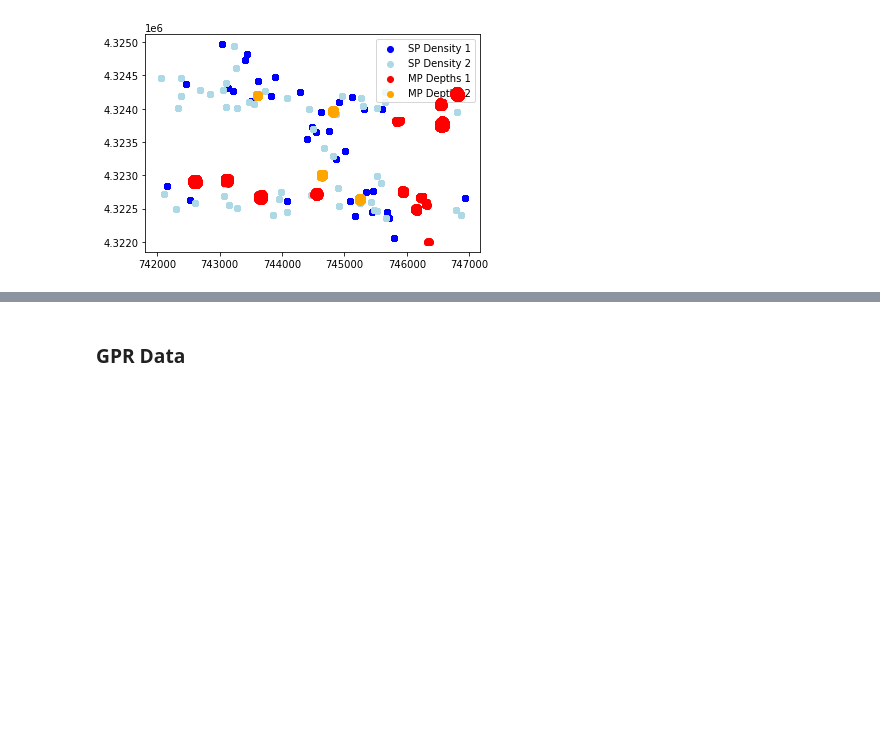
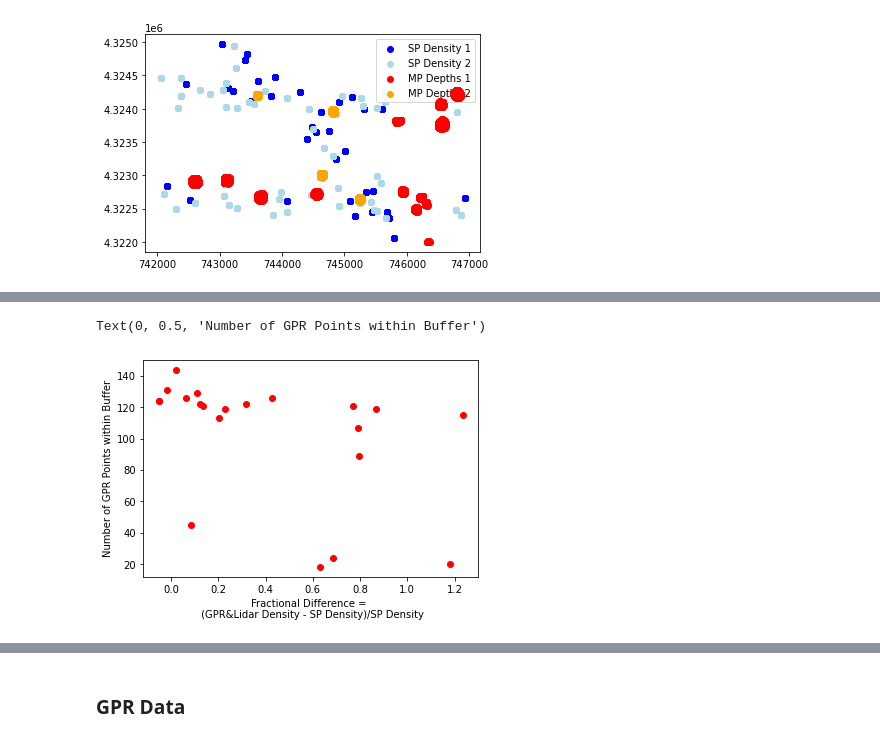
Before and after one commit to snowex-hackweek/coldfusion, a Jupyter notebook: contributors/megan-verf/Combined_Plots_new.ipynb, the cells around one changed output, grey strips where cells are left out. Drawn from its saved outputs; the diff is of its cells as text; code cells hidden in the pictures; blank space fills up the shorter version.

```diff
--- a/contributors/megan-verf/Combined_Plots_new.ipynb
+++ b/contributors/megan-verf/Combined_Plots_new.ipynb
@@ -309,0 +406,27 @@ plt.legend(loc = 'upper right')
+# %%
+GPR = pd.read_csv('GPRLiDAR1.csv')
+GPR.head()
+gdf = gpd.GeoDataFrame(GPR)
+SP_Subset=avgrho_sp1
+
+points = np.array((gdf["ASO_X"],gdf["ASO_Y"]))
+points = points.transpose()
+point_tree = spatial.cKDTree(points)
+#print(point_tree)
+buffer = 25 ## 25 meters
+SP_pt = np.array((SP_Subset['easting'],SP_Subset['northing']))
+SP_pt = SP_pt.transpose()
+SP_Subset["GPR_Density_Averaged"] = np.nan
+SP_Subset["GPR_Density_NumPoints"] = np.nan
+
+for i in range(len(SP_Subset)-2):
+    SP_pt_temp = [SP_pt[i,0], SP_pt[i,1]]
+    out = point_tree.query_ball_point(SP_pt_temp, 25)
+    SP_Subset.loc[SP_Subset.index[i], 'GPR_Density_Averaged'] = gdf.iloc[out]['dens'].mean()
+    SP_Subset.loc[SP_Subset.index[i], 'GPR_Density_NumPoints'] = gdf.iloc[out]['dens'].count()
+print(SP_Subset.head())
+SP_Subset1 = SP_Subset.rename(columns = {'value':'SP_Density'})
+
+# Print to CSV
+# SP_Subset.to_csv('sp_gpr_lidar_1.csv')
+print('success')
@@ -309,0 +450,12 @@ plt.legend(loc = 'upper right')
+# %%
+# print(SP_Subset.head())
+diff1 = (SP_Subset1.GPR_Density_Averaged-SP_Subset1.SP_Density)/SP_Subset1.SP_Density
+diff2 = (SP_Subset2.GPR_Density_Averaged-SP_Subset2.SP_Density)/SP_Subset2.SP_Density
+# %%
+fig, ax = plt.subplots()
+ax.scatter(diff1, SP_Subset1.GPR_Density_NumPoints, c = 'r')
+ax.set_xlabel('Fractional Difference = \n (GPR&Lidar Density - SP Density)/SP Density')
+ax.set_ylabel('Number of GPR Points within Buffer')
+# %% [output]
+Text(0, 0.5, 'Number of GPR Points within Buffer')
+[figure, added]
```
Also changed, not shown: parts of 11 cells of this notebook.
